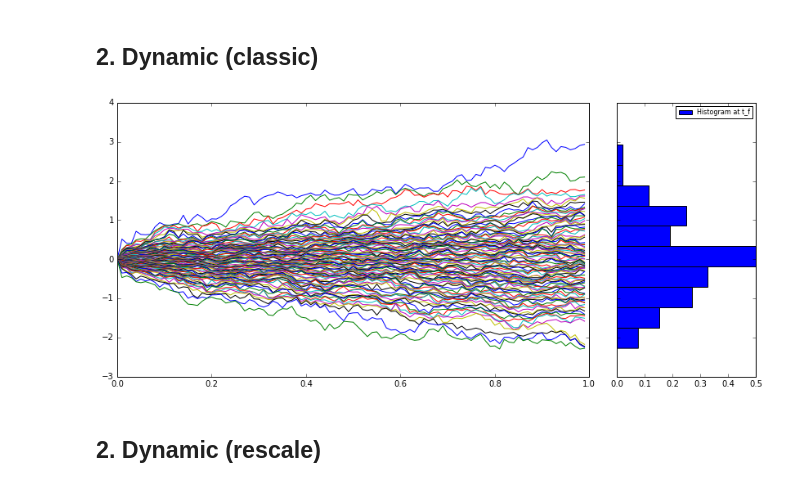
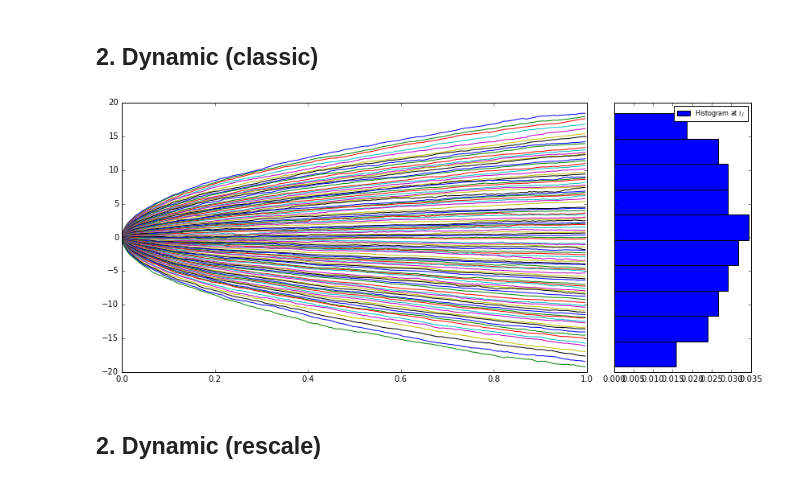
Before and after one commit to MinGao1314/dbm, a Jupyter notebook: beta_ensemble/beta_hermite_gaussian_ensembles.ipynb, the cells around one changed output. Saved outputs shown, nothing was run; the diff lists cells and outputs as text; code cells hidden in the pictures.

```diff
--- a/beta_ensemble/beta_hermite_gaussian_ensembles.ipynb
+++ b/beta_ensemble/beta_hermite_gaussian_ensembles.ipynb
@@ -105,57 +45,48 @@ class beta_hermite_dpp:
         self.tf = tf
         self.dt = tf/n_samples
         self.beta = beta
-        #self.dpp_matrix = np.zeros((self.n_samples, self.n_traj, self.n_traj))
-        self.brownian_matrix = [np.zeros((self.n_traj, self.n_traj))]
-        self.dpp_matrix = [np.zeros((self.n_traj, self.n_traj))]
+        self.brownians_list = [ [np.zeros(i*self.beta) for i in range(1, self.n_traj)] ]
+        self.diag_list = [ np.zeros(self.n_traj) ]
+        self.tridiag_matrices_list = [np.zeros((self.n_traj, self.n_traj))]
         self.generate()
         self.eigen_values = np.zeros((self.n_samples, self.n_traj))
         self.diag(rescaling)
 
     def generate(self):
         for sample in range(self.n_samples-1):
-            brownian_matrix = self.dpp_matrix[sample] + gue(self.n_traj, beta=2)*(self.dt)**0.5
-            self.brownian_matrix.append(brownian_matrix)
-            dpp_matrix = np.diag(np.diag(brownian_matrix))
-            triu = np.triu(brownian_matrix**2, 1)
-            triu_vect = triu.sum(axis=1)
-            for i in range(self.n_traj-1):
-                dpp_matrix[i][i+1] = triu_vect[i]
-                dpp_matrix[i+1][i] = triu_vect[i]
-            self.dpp_matrix.append(dpp_matrix)
+
+            diag = self.diag_list[sample] + np.random.randn(self.n_traj)*(self.dt)**0.5
+            self.diag_list.append( diag )
+
+            tridiag_matrix = np.diag( diag )
+            brownians_sample_list = []
+
+            for i in range(1, self.n_traj):
+                brownians_sample = self.brownians_list[sample][i-1] + np.random.randn(i*self.beta)*(self.dt)**0.5
+                brownians_sample_list.append( brownians_sample )
+
+                tridiag_matrix[(self.n_traj-1)-i, (self.n_traj)-i] = np.sqrt( np.sum( brownians_sample**2 ) /2)
+                tridiag_matrix[(self.n_traj)-i, (self.n_traj-1)-i] = np.sqrt( np.sum( brownians_sample**2 ) /2)
+
+            self.brownians_list.append(brownians_sample_list)
+            self.tridiag_matrices_list.append(tridiag_matrix)
 
     def diag(self, rescaling):
         if rescaling:
             for sample in range(1, self.n_samples):
-                eigen_values = sorted(np.real( np.linalg.eigvals(self.dpp_matrix[sample]) ), reverse=True)
+                eigen_values = sorted(np.real( np.linalg.eigvals(self.tridiag_matrices_list[sample]) ), reverse=True)
                 self.eigen_values[sample] = np.multiply(eigen_values, 1/np.sqrt((sample)*self.dt))
                 #print(1/np.sqrt((sample+1)*self.dt))
         else:
             for sample in range(1, self.n_samples):
                 self.eigen_values[sample] = \
-                    sorted(np.real(np.linalg.eigvals(self.dpp_matrix[sample])), reverse=True)
+                    sorted(np.real(np.linalg.eigvals(self.tridiag_matrices_list[sample])), reverse=True)
 # %%
-test_beta_hermite_dpp = beta_hermite_dpp(100, 100, 1, beta=2, rescaling=False)
+test_beta_hermite_dpp = beta_hermite_dpp(100, 300, 1, beta=2, rescaling=False)
-# %%
-fig = plt.figure(1, figsize=(14, 6))
-gs = GridSpec(1,4)
-
-dpp_fig = fig.add_subplot(gs[0,0:3])
-dpp_hist = fig.add_subplot(gs[0,3])
-
-t = np.matlib.repmat(np.arange(0, test_beta_hermite_dpp.tf, test_beta_hermite_dpp.dt),test_beta_hermite_dpp.n_traj,1)
-dpp_fig.plot(t.T, test_beta_hermite_dpp.eigen_values)
-
-eigen_values_final = test_beta_hermite_dpp.eigen_values[-1]
-hist = dpp_hist.hist(eigen_values_final, bins=10, normed=True, orientation='horizontal',label="Histogram at t_f")
-
-plt.setp(dpp_hist.get_yticklabels(), visible=False)
-dpp_hist.set_ylim(dpp_fig.get_ylim())
-
-dpp_hist.legend(prop={'size':8})
-plt.show()
-# %% [output]
-[figure, removed]
+# %%
+plot_traj_with_histo(test_beta_hermite_dpp, './plot/beta_dbm_histo.png')
+# %% [output]
+[figure, added]
 # %% [markdown]
 ## 2. Dynamic (rescale)
 # %%
```
Also changed, not shown: parts of 8 cells of this notebook, 8 other files.
